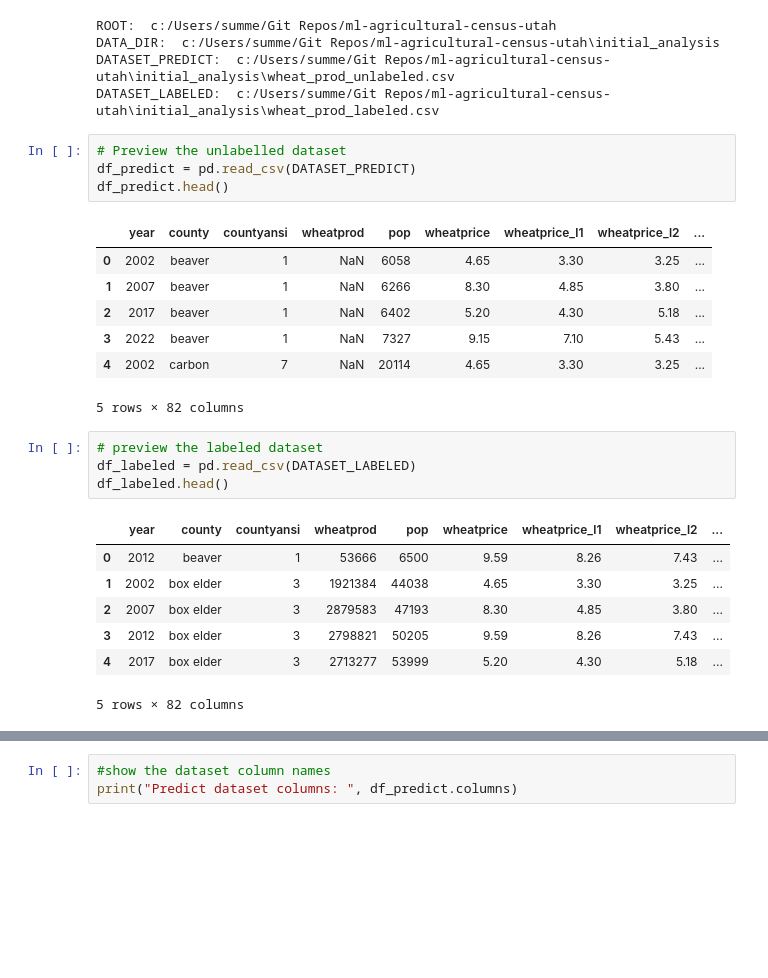
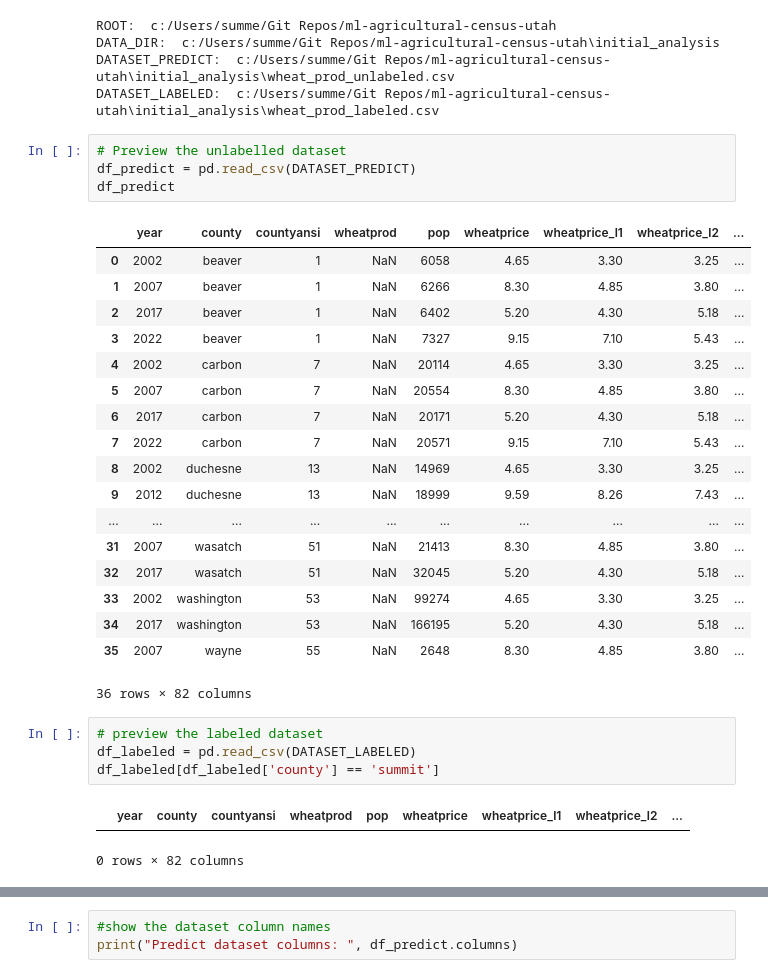
Before and after one commit to lnbayisfree/ml-agricultural-census-utah, a Jupyter notebook: ml_model_finetuning/model_eval.ipynb, the cells around one changed output, grey strips where cells are left out. Cells and saved outputs as stored; diff of their text form; blank space fills up the shorter version.

```diff
--- a/ml_model_finetuning/model_eval.ipynb
+++ b/ml_model_finetuning/model_eval.ipynb
@@ -24,24 +24,30 @@ DATASET_LABELED:  c:/Users/summe/Git Repos/ml-agricultural-census-utah\initial_a
 # %%
 # Preview the unlabelled dataset
 df_predict = pd.read_csv(DATASET_PREDICT)
-df_predict.head()
+df_predict
 # %% [output]
 |  | year | county | countyansi | wheatprod | pop | wheatprice | wheatprice_l1 | wheatprice_l2 | ... |
 | 0 | 2002 | beaver | 1 | NaN | 6058 | 4.65 | 3.30 | 3.25 | ... |
 | 1 | 2007 | beaver | 1 | NaN | 6266 | 8.30 | 4.85 | 3.80 | ... |
 | 2 | 2017 | beaver | 1 | NaN | 6402 | 5.20 | 4.30 | 5.18 | ... |
 | 3 | 2022 | beaver | 1 | NaN | 7327 | 9.15 | 7.10 | 5.43 | ... |
 | 4 | 2002 | carbon | 7 | NaN | 20114 | 4.65 | 3.30 | 3.25 | ... |
+| 5 | 2007 | carbon | 7 | NaN | 20554 | 8.30 | 4.85 | 3.80 | ... |
+| 6 | 2017 | carbon | 7 | NaN | 20171 | 5.20 | 4.30 | 5.18 | ... |
+| 7 | 2022 | carbon | 7 | NaN | 20571 | 9.15 | 7.10 | 5.43 | ... |
+| 8 | 2002 | duchesne | 13 | NaN | 14969 | 4.65 | 3.30 | 3.25 | ... |
+| 9 | 2012 | duchesne | 13 | NaN | 18999 | 9.59 | 8.26 | 7.43 | ... |
+| ... | ... | ... | ... | ... | ... | ... | ... | ... | ... |
+| 31 | 2007 | wasatch | 51 | NaN | 21413 | 8.30 | 4.85 | 3.80 | ... |
+| 32 | 2017 | wasatch | 51 | NaN | 32045 | 5.20 | 4.30 | 5.18 | ... |
+| 33 | 2002 | washington | 53 | NaN | 99274 | 4.65 | 3.30 | 3.25 | ... |
+| 34 | 2017 | washington | 53 | NaN | 166195 | 5.20 | 4.30 | 5.18 | ... |
+| 35 | 2007 | wayne | 55 | NaN | 2648 | 8.30 | 4.85 | 3.80 | ... |
-5 rows × 82 columns
+36 rows × 82 columns
 # %%
 # preview the labeled dataset
 df_labeled = pd.read_csv(DATASET_LABELED)
-df_labeled.head()
+df_labeled[df_labeled['county'] == 'summit']
 # %% [output]
 |  | year | county | countyansi | wheatprod | pop | wheatprice | wheatprice_l1 | wheatprice_l2 | ... |
-| 0 | 2012 | beaver | 1 | 53666 | 6500 | 9.59 | 8.26 | 7.43 | ... |
-| 1 | 2002 | box elder | 3 | 1921384 | 44038 | 4.65 | 3.30 | 3.25 | ... |
-| 2 | 2007 | box elder | 3 | 2879583 | 47193 | 8.30 | 4.85 | 3.80 | ... |
-| 3 | 2012 | box elder | 3 | 2798821 | 50205 | 9.59 | 8.26 | 7.43 | ... |
-| 4 | 2017 | box elder | 3 | 2713277 | 53999 | 5.20 | 4.30 | 5.18 | ... |
-5 rows × 82 columns
+0 rows × 82 columns
```
Also changed, not shown: parts of 4 cells of this notebook, 5 other files.
